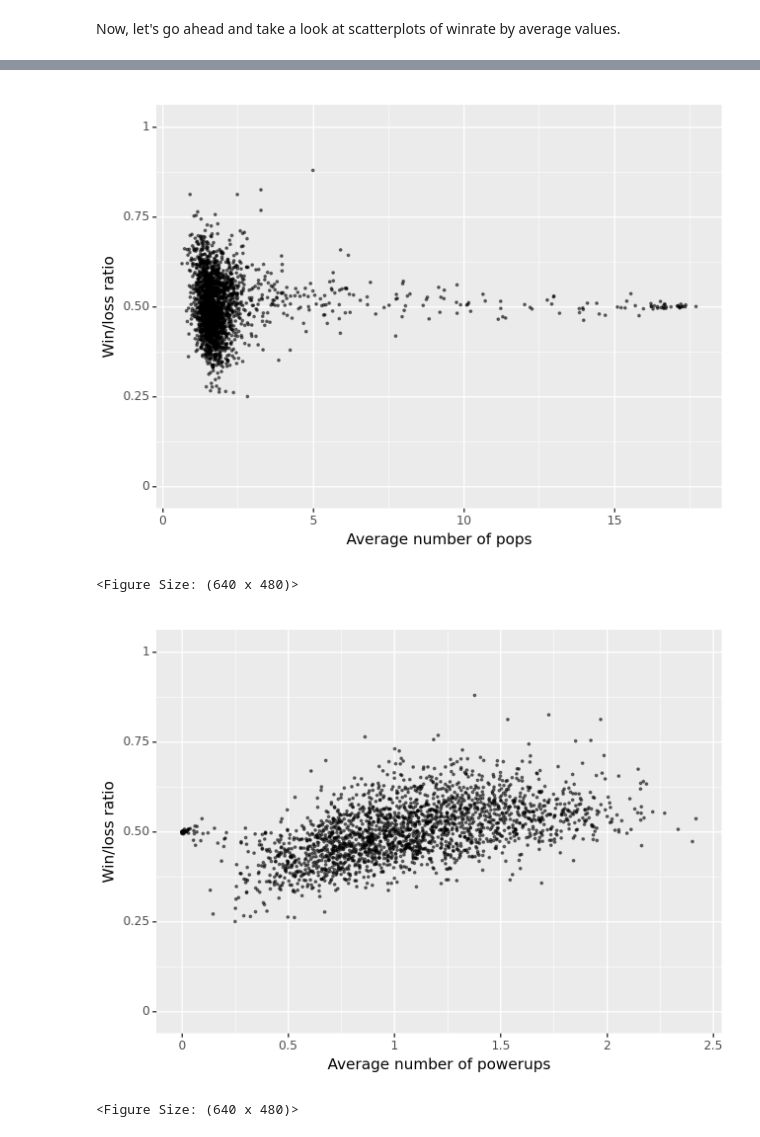
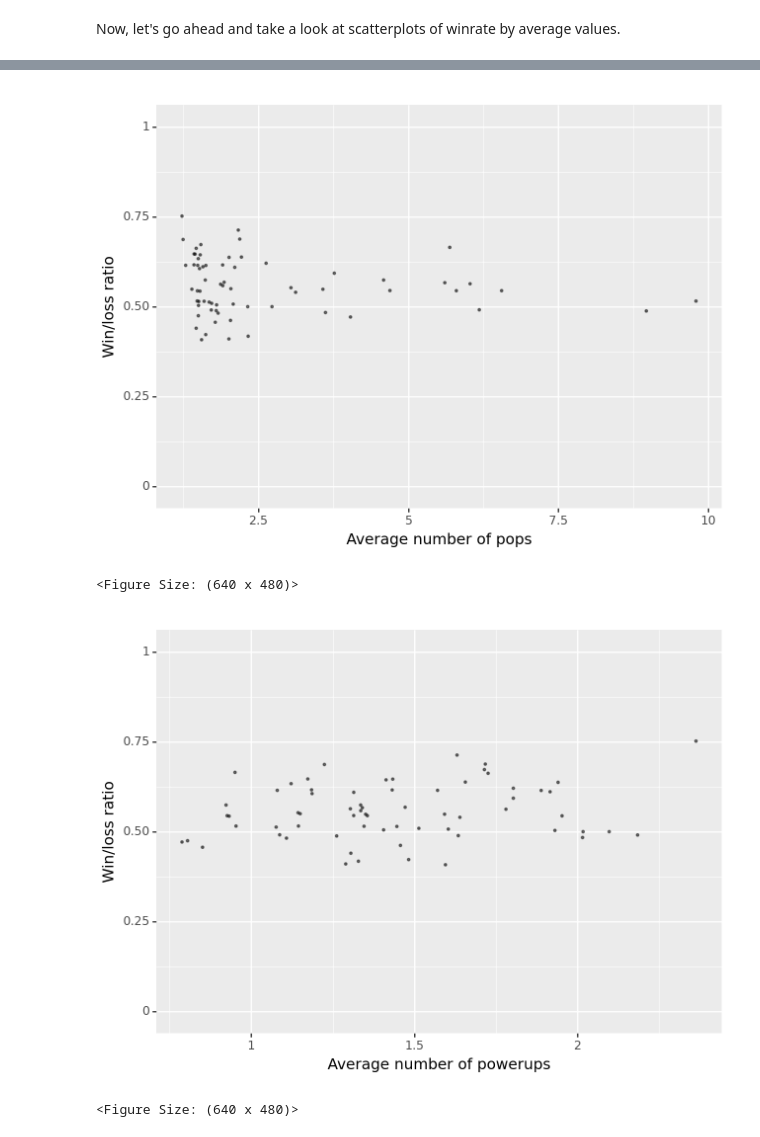
Before and after one commit to steveSchwering/tagpro_analysis, a Jupyter notebook: tp_scoreboard_analysis.ipynb, the cells around one changed output, grey strips where cells are left out. Drawn from its saved outputs; the diff is of its cells as text; code cells hidden in the pictures.

Commit message:
Changes to scoreboard analysis

```diff
--- a/tp_scoreboard_analysis.ipynb
+++ b/tp_scoreboard_analysis.ipynb
@@ -187,6 +161,6 @@ Let's go ahead and filter the dataset so we are looking at players with at least
 # %%
 scoreboards_res_sum = scoreboards_res_sum.merge(scoreboards_num_matches, on = 'name') # Merge dataframes with total matches count
-scoreboards_res_sum = scoreboards_res_sum[scoreboards_res_sum['count_matches'] >= 300]
+scoreboards_res_sum = scoreboards_res_sum[scoreboards_res_sum['count_matches'] >= 100]
 
 scoreboards_res_sum = scoreboards_res_sum.sort_values(by = 'win_loss', ascending = False)
 scoreboards_res_sum['win_loss_rank'] = scoreboards_res_sum['win_loss'].rank(ascending = False)
@@ -275,20 +250,20 @@ NameError: name 'df_res_sum' is not defined
 <Figure Size: (640 x 480)>
 # %%
-(ggplot(df_res_sum, aes(x = 'pops', y = 'win_loss')) +
+(ggplot(scoreboards_res_sum, aes(x = 'pops', y = 'win_loss')) +
  geom_point(alpha = 0.5, size = 0.5) +
  scale_y_continuous(limits = [-0.01, 1.01]) +
  labs(x = 'Average number of pops', y = 'Win/loss ratio', title = '')
 )
 # %% [output]
-[figure, old version]
+[figure, new version]
 <Figure Size: (640 x 480)>
 # %%
-(ggplot(df_res_sum, aes(x = 'pups', y = 'win_loss')) +
+(ggplot(scoreboards_res_sum, aes(x = 'pups', y = 'win_loss')) +
  geom_point(alpha = 0.5, size = 0.5) +
  scale_y_continuous(limits = [-0.01, 1.01]) +
  labs(x = 'Average number of powerups', y = 'Win/loss ratio', title = '')
 )
 # %% [output]
-[figure, old version]
+[figure, new version]
 <Figure Size: (640 x 480)>
 # %%
```
Also changed, not shown: parts of 18 cells of this notebook.
